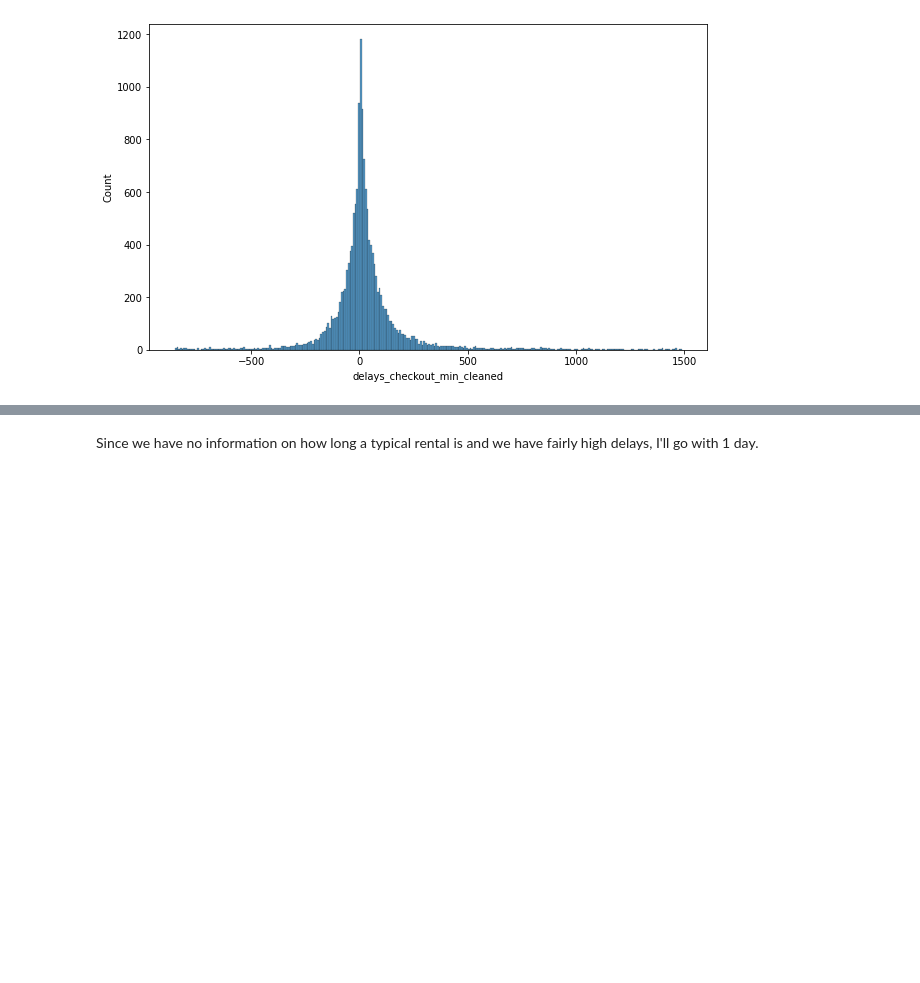
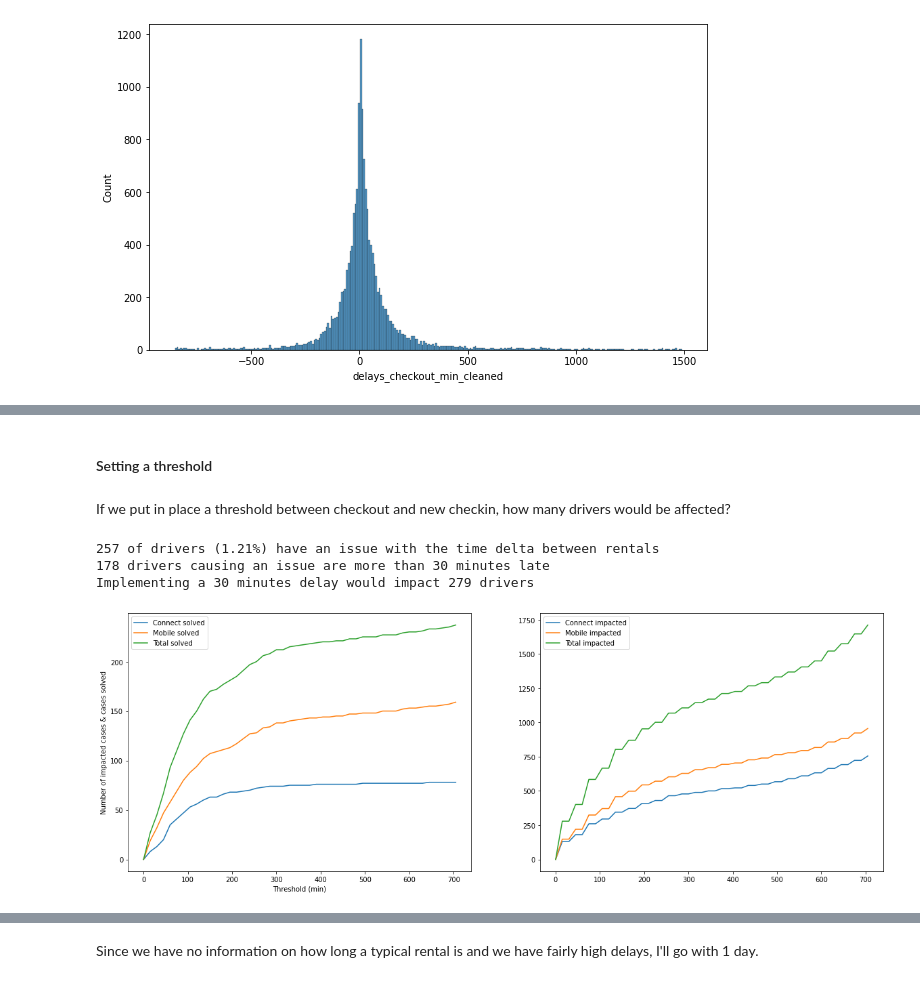
Before and after one commit to Ukratic/Jedha_fullstack, a Jupyter notebook: 5. Getaround/eda.ipynb, the cells around one changed output, grey strips where cells are left out. Drawn from its saved outputs; the diff is of its cells as text; code cells hidden in the pictures; blank space fills up the shorter version.

```diff
--- a/5. Getaround/eda.ipynb
+++ b/5. Getaround/eda.ipynb
@@ -292,0 +303,4 @@ The range in delays even after removing the most extreme outliers makes one susp
+# %% [markdown]
+#### Setting a threshold
+# %% [markdown]
+If we put in place a threshold between checkout and new checkin, how many drivers would be affected?
@@ -292,0 +312,56 @@ The range in delays even after removing the most extreme outliers makes one susp
+# %%
+print(f"{issues} of drivers ({round(issues_percentage,2)}%) have an issue with the time delta between rentals")
+
+print(f"{len(impacted_df[impacted_df['difference'] < -30])} drivers causing an issue are more than 30 minutes late")
+
+print(f"Implementing a 30 minutes delay would impact {len(impacted_df[impacted_df['time_delta_with_previous_rental_in_minutes'] < 30])} drivers")
+# %% [output]
+257 of drivers (1.21%) have an issue with the time delta between rentals
+178 drivers causing an issue are more than 30 minutes late
+Implementing a 30 minutes delay would impact 279 drivers
+# %%
+threshold_range = np.arange(0, 60*12, step=15) # 15min intervals for 12 hours
+impacted_list_mobile = []
+impacted_list_connect = []
+impacted_list_total = []
+solved_list_mobile = []
+solved_list_connect = []
+solved_list_total = []
+
+solved_list = []
+for t in threshold_range:
+    impacted = impacted_df.dropna(subset=['time_delta_with_previous_rental_in_minutes'])
+    connect_impact = impacted[impacted['checkin_type'] == 'connect']
+    mobile_impact = impacted[impacted['checkin_type'] == 'mobile']
+    connect_impact = connect_impact[connect_impact['time_delta_with_previous_rental_in_minutes'] < t]
+    mobile_impact = mobile_impact[mobile_impact['time_delta_with_previous_rental_in_minutes'] < t]
+    impacted = impacted[impacted['time_delta_with_previous_rental_in_minutes'] < t]
+    impacted_list_connect.append(len(connect_impact))
+    impacted_list_mobile.append(len(mobile_impact))
+    impacted_list_total.append(len(impacted))
+
+    solved = impacted_df[impacted_df['difference'] < 0]
+    connect_solved = solved[solved['checkin_type'] == 'connect']
+    mobile_solved = solved[solved['checkin_type'] == 'mobile']
+    connect_solved = connect_solved[connect_solved['delay_at_checkout_in_minutes'] < t]
+    mobile_solved = mobile_solved[mobile_solved['delay_at_checkout_in_minutes'] < t]
+    solved = solved[solved['delay_at_checkout_in_minutes'] < t]
+    solved_list_connect.append(len(connect_solved))
+    solved_list_mobile.append(len(mobile_solved))
+    solved_list_total.append(len(solved))
+# %%
+ax = fig.add_subplot(1, 1, 1)
+fig, ax = plt.subplots(1, 2, sharex=True, figsize=(20,7))
+ax[0].plot(threshold_range, solved_list_connect)
+ax[0].plot(threshold_range, solved_list_mobile)
+ax[0].plot(threshold_range, solved_list_total)
+ax[1].plot(threshold_range, impacted_list_connect)
+ax[1].plot(threshold_range, impacted_list_mobile)
+ax[1].plot(threshold_range, impacted_list_total)
+ax[0].set_xlabel('Threshold (min)')
+ax[0].set_ylabel('Number of impacted cases & cases solved')
+ax[0].legend(['Connect solved','Mobile solved','Total solved' ])
+ax[1].legend(['Connect impacted','Mobile impacted','Total impacted' ])
+plt.show()
+# %% [output]
+[figure, added]
```
Also changed, not shown: parts of 24 cells of this notebook, 2 other files.
